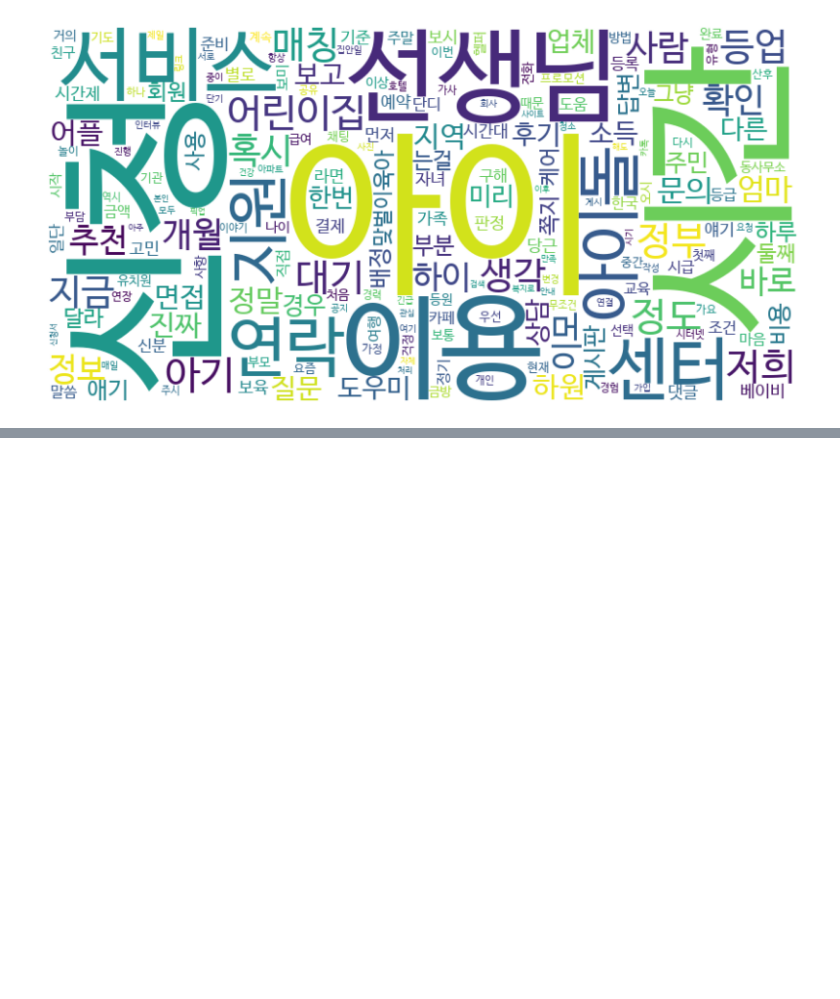
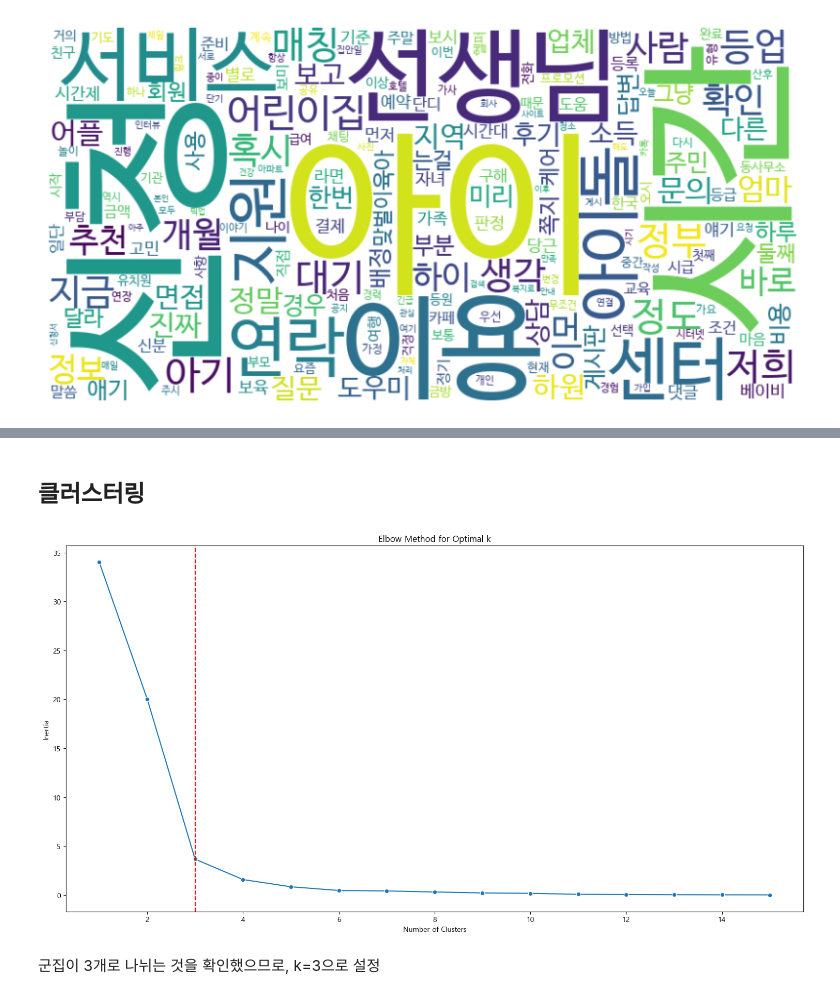
Before and after one commit to saeraniren/mogefdatacontest, a Jupyter notebook: analysis.ipynb, the cells around one changed output, grey strips where cells are left out. Drawn from its saved outputs; the diff is of its cells as text; code cells hidden in the pictures; blank space fills up the shorter version.

```diff
--- a/analysis.ipynb
+++ b/analysis.ipynb
@@ -237,0 +309,10 @@ for df in df_lst:
+# %%
+# PCA 변환
+pca = PCA(n_components=2, random_state=42)
+pca_result = pca.fit_transform(family_society_data_numeric)
+
+# PCA 결과를 DataFrame으로 변환
+pca_df = pd.DataFrame(data=pca_result, columns=['PC1', 'PC2'])
+
+# 데이터 확인
+display(pca_df.head())
@@ -237,0 +326,29 @@ for df in df_lst:
+# %% [markdown]
+## 클러스터링
+# %%
+# 데이터 스케일링
+scaler = StandardScaler()
+scaled_data = scaler.fit_transform(pca_df)
+# %%
+# Elbow method을 사용하여 최적의 클러스터 개수 찾기
+inertia_list = []
+
+for k in range(1, 16):
+    kmeans = KMeans(n_clusters=k, random_state=42)
+    kmeans.fit(scaled_data)
+    inertia_list.append(kmeans.inertia_)
+
+kneedle = KneeLocator(range(1, 16), inertia_list, curve='convex', direction='decreasing')
+
+plt.figure(figsize=(15, 8))
+sns.lineplot(x=range(1, 16), y=inertia_list, marker='o')
+plt.axvline(x=kneedle.elbow, color='r', linestyle='--')
+plt.title('Elbow Method for Optimal k')
+plt.xlabel('Number of Clusters')
+plt.ylabel('Inertia')
+plt.tight_layout()
+plt.show()
+# %% [output]
+[figure, added]
+# %% [markdown]
+군집이 3개로 나뉘는 것을 확인했으므로, k=3으로 설정
```
Also changed, not shown: parts of 13 cells of this notebook.
